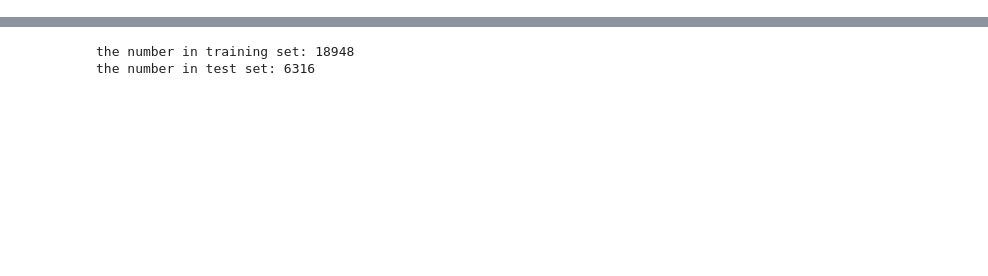
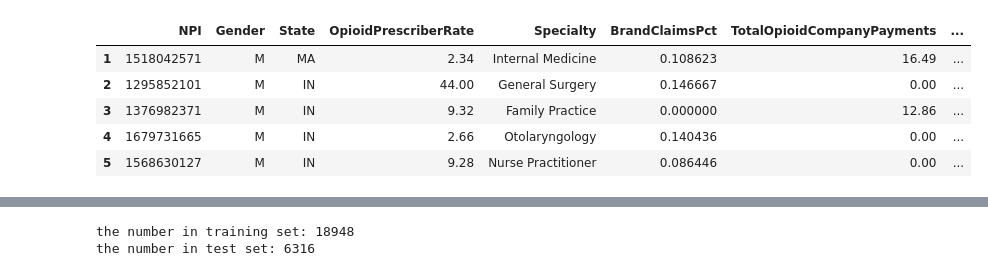
Before and after one commit to d80p/grainysquare, a Jupyter notebook: test.ipynb, the cells around one changed output, grey strips where cells are left out. Drawn from its saved outputs; the diff is of its cells as text; code cells hidden in the pictures; blank space fills up the shorter version.

```diff
--- a/test.ipynb
+++ b/test.ipynb
@@ -61,0 +33,5 @@ dtype: int64
+# %%
+import pandas
+df=pandas.read_csv('mfc.csv', error_bad_lines=False, index_col=0)
+df.convert_objects(convert_numeric=True)
+df.fillna(0, inplace=True)
@@ -61,0 +63,12 @@ dtype: int64
+# %%
+scrubber = {"Urban": {"Non Urban": 0, "Urban": 1, "0": 3} }
+# %%
+df.replace(scrubber, inplace=True)
+df.head()
+# %% [output]
+|  | NPI | Gender | State | OpioidPrescriberRate | Specialty | BrandClaimsPct | TotalOpioidCompanyPayments | ... |
+| 1 | 1518042571 | M | MA | 2.34 | Internal Medicine | 0.108623 | 16.49 | ... |
+| 2 | 1295852101 | M | IN | 44.00 | General Surgery | 0.146667 | 0.00 | ... |
+| 3 | 1376982371 | M | IN | 9.32 | Family Practice | 0.000000 | 12.86 | ... |
+| 4 | 1679731665 | M | IN | 2.66 | Otolaryngology | 0.140436 | 0.00 | ... |
+| 5 | 1568630127 | M | IN | 9.28 | Nurse Practitioner | 0.086446 | 0.00 | ... |
```
Also changed, not shown: parts of 21 cells of this notebook.
